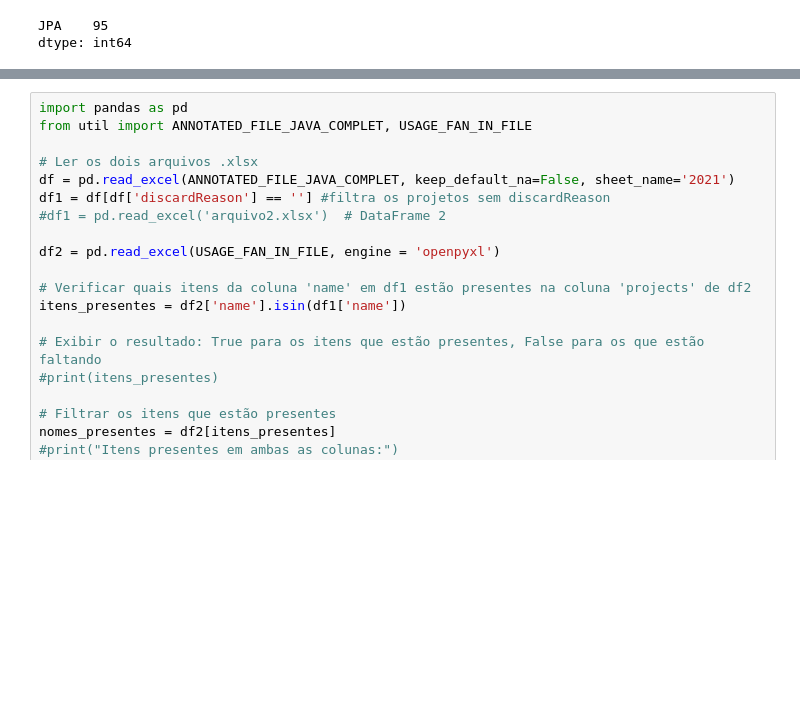
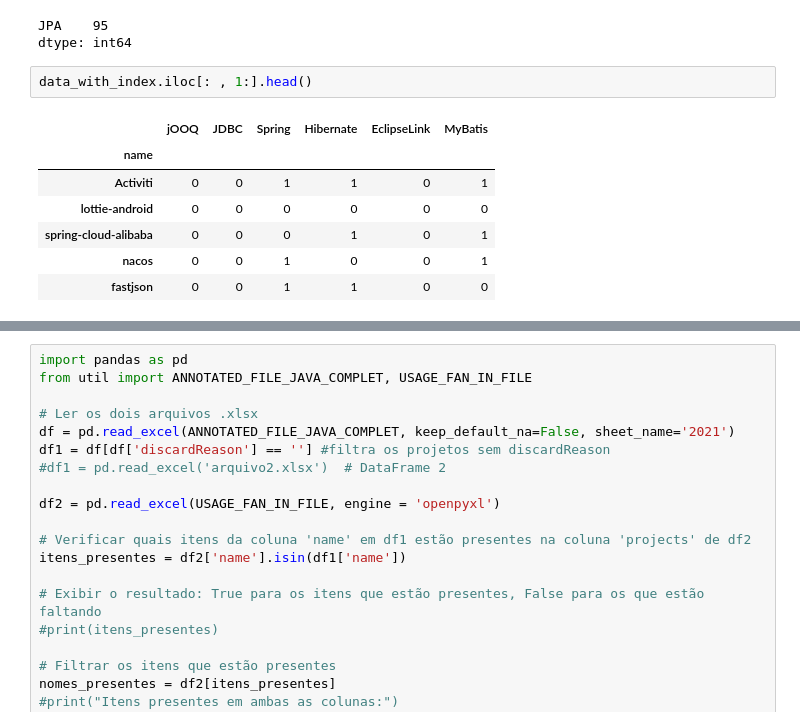
Before and after one commit to gems-uff/db-mining, a Jupyter notebook: src/rq5_usage/results_implementation_characterization.ipynb, the cells around one changed output, grey strips where cells are left out. Drawn from its saved outputs; the diff is of its cells as text; blank space fills up the shorter version.

```diff
--- a/src/rq5_usage/results_implementation_characterization.ipynb
+++ b/src/rq5_usage/results_implementation_characterization.ipynb
@@ -128,6 +131,16 @@ data_jpa.iloc[: , 2:].sum().sort_values(ascending=False)
 # %% [output]
 JPA    95
 dtype: int64
+# %%
+data_with_index.iloc[: , 1:].head()
+# %% [output]
+|  | jOOQ | JDBC | Spring | Hibernate | EclipseLink | MyBatis |
+| name |  |  |  |  |  |  |
+| Activiti | 0 | 0 | 1 | 1 | 0 | 1 |
+| lottie-android | 0 | 0 | 0 | 0 | 0 | 0 |
+| spring-cloud-alibaba | 0 | 0 | 0 | 1 | 0 | 1 |
+| nacos | 0 | 0 | 1 | 0 | 0 | 1 |
+| fastjson | 0 | 0 | 1 | 1 | 0 | 0 |
 # %%
 data_with_index.iloc[: , 1:].sum().sort_values(ascending=False)
 # %% [output]
```
Also changed, not shown: parts of 13 cells of this notebook, 10 other files.
